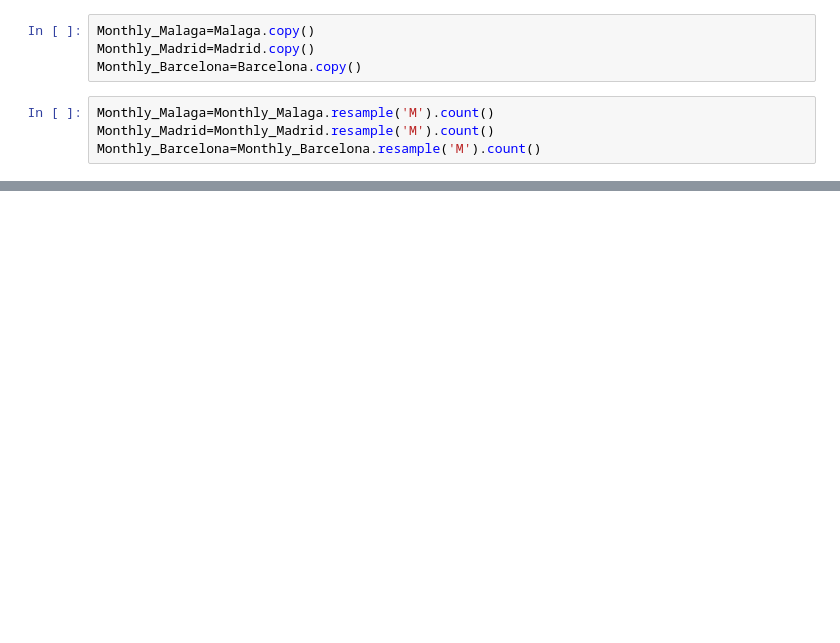
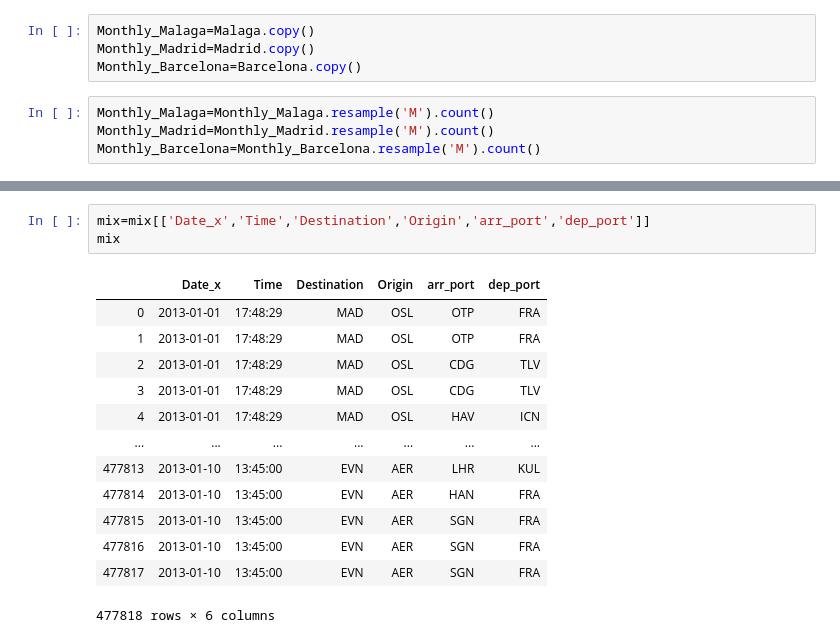
Before and after one commit to JoelDela/Master-Data-Science, a Jupyter notebook: Data_Science_Challenge/Data_Science_Challenge.ipynb, the cells around one changed output, grey strips where cells are left out. Saved outputs shown, nothing was run; the diff lists cells and outputs as text; blank space fills up the shorter version.

```diff
--- a/Data_Science_Challenge/Data_Science_Challenge.ipynb
+++ b/Data_Science_Challenge/Data_Science_Challenge.ipynb
@@ -445,0 +566,17 @@ plt.ylabel('Searches');
+# %%
+mix=mix[['Date_x','Time','Destination','Origin','arr_port','dep_port']]
+mix
+# %% [output]
+|  | Date_x | Time | Destination | Origin | arr_port | dep_port |
+| 0 | 2013-01-01 | 17:48:29 | MAD | OSL | OTP | FRA |
+| 1 | 2013-01-01 | 17:48:29 | MAD | OSL | OTP | FRA |
+| 2 | 2013-01-01 | 17:48:29 | MAD | OSL | CDG | TLV |
+| 3 | 2013-01-01 | 17:48:29 | MAD | OSL | CDG | TLV |
+| 4 | 2013-01-01 | 17:48:29 | MAD | OSL | HAV | ICN |
+| ... | ... | ... | ... | ... | ... | ... |
+| 477813 | 2013-01-10 | 13:45:00 | EVN | AER | LHR | KUL |
+| 477814 | 2013-01-10 | 13:45:00 | EVN | AER | HAN | FRA |
+| 477815 | 2013-01-10 | 13:45:00 | EVN | AER | SGN | FRA |
+| 477816 | 2013-01-10 | 13:45:00 | EVN | AER | SGN | FRA |
+| 477817 | 2013-01-10 | 13:45:00 | EVN | AER | SGN | FRA |
+477818 rows × 6 columns
```
Also changed, not shown: parts of 31 cells of this notebook.
